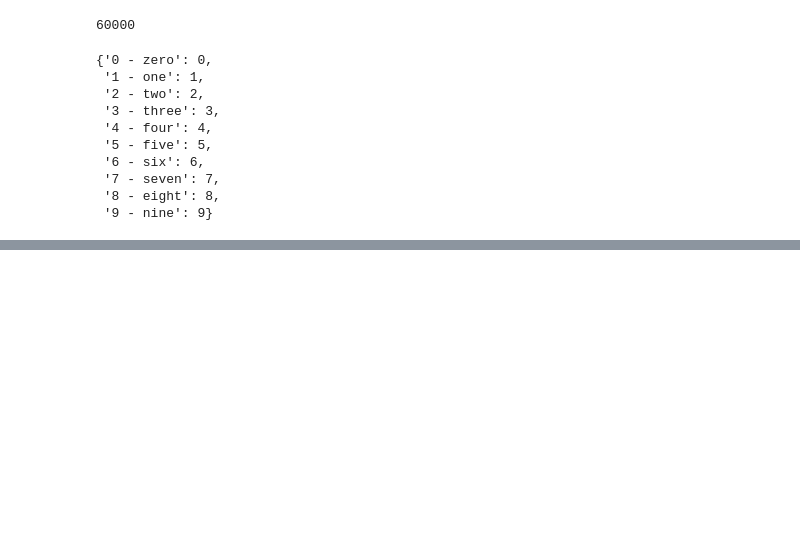
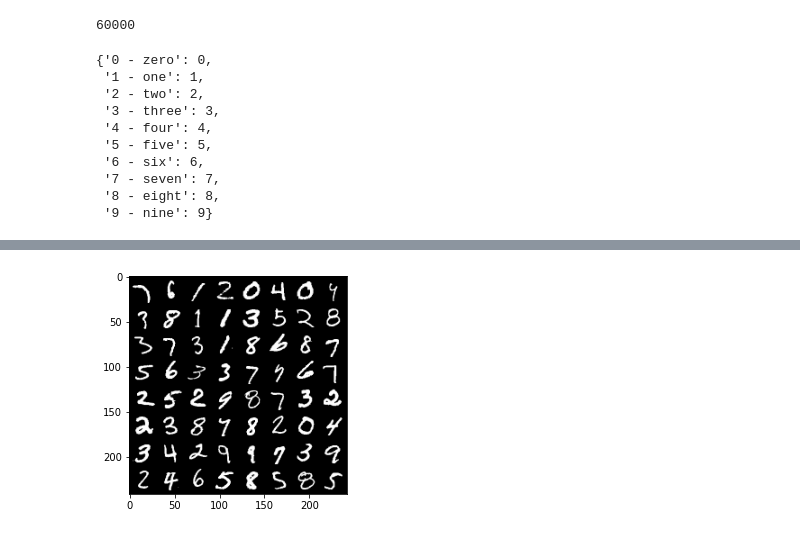
Before and after one commit to bellrd/DeepLearning-course, a Jupyter notebook: 04_Logistic_Regression_Mnist_digit.ipynb, the cells around one changed output, grey strips where cells are left out. Cells and saved outputs as stored; diff of their text form; code cells hidden in the pictures; blank space fills up the shorter version.

Commit message:
looking at data

```diff
--- a/04_Logistic_Regression_Mnist_digit.ipynb
+++ b/04_Logistic_Regression_Mnist_digit.ipynb
@@ -65,0 +67,15 @@ plt.imshow(train_ds[0][0][0], cmap='gray')
+# %%
+batch_size = 512
+# %%
+train_dl = DataLoader(train_ds, batch_size, shuffle=True, num_workers=1)
+valid_dl = DataLoader(valid_ds, batch_size)
+# %%
+def show_batch(dl):
+    first_batch = next(iter(train_dl))
+    images,labels = first_batch
+    combined_image = make_grid(images[:64], nrow=8)
+    plt.imshow(combined_image[0], cmap="gray")
+
+show_batch(train_dl)
+# %% [output]
+[figure, added]
```
Also changed, not shown: parts of 5 cells of this notebook.
